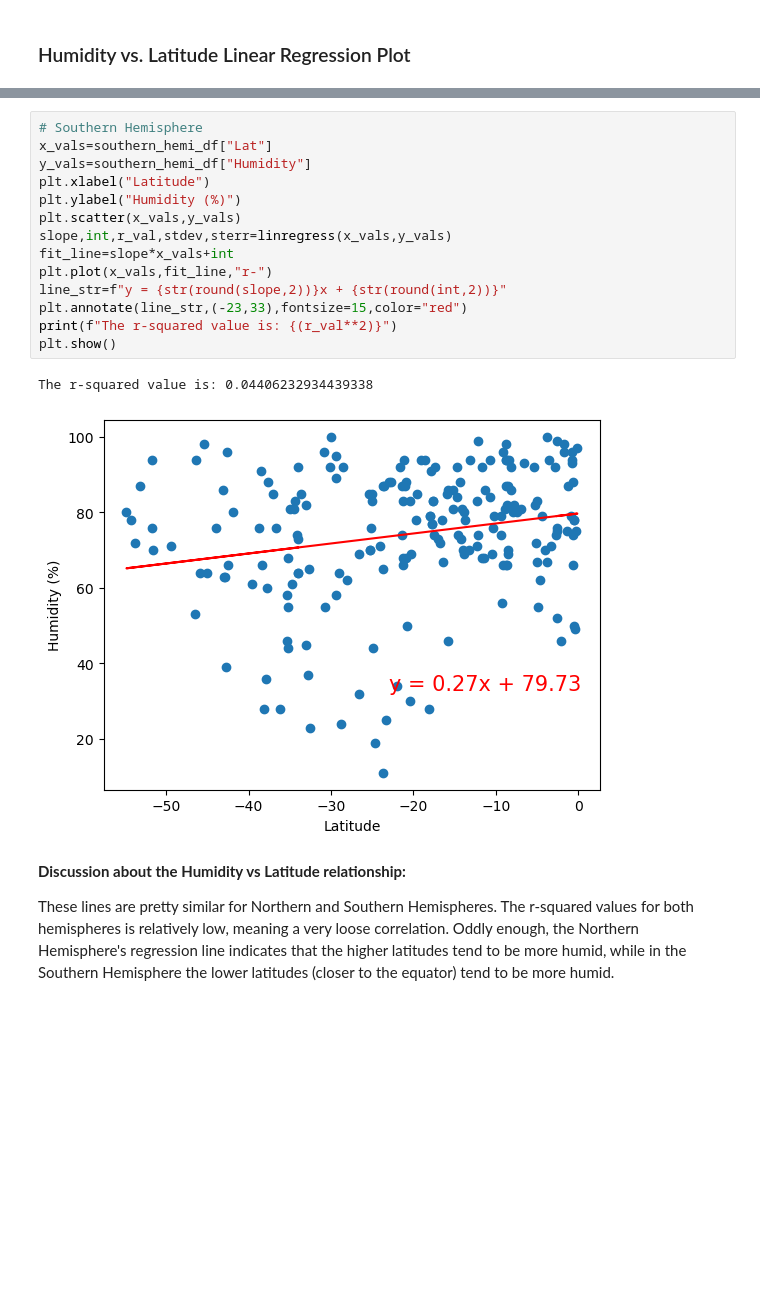
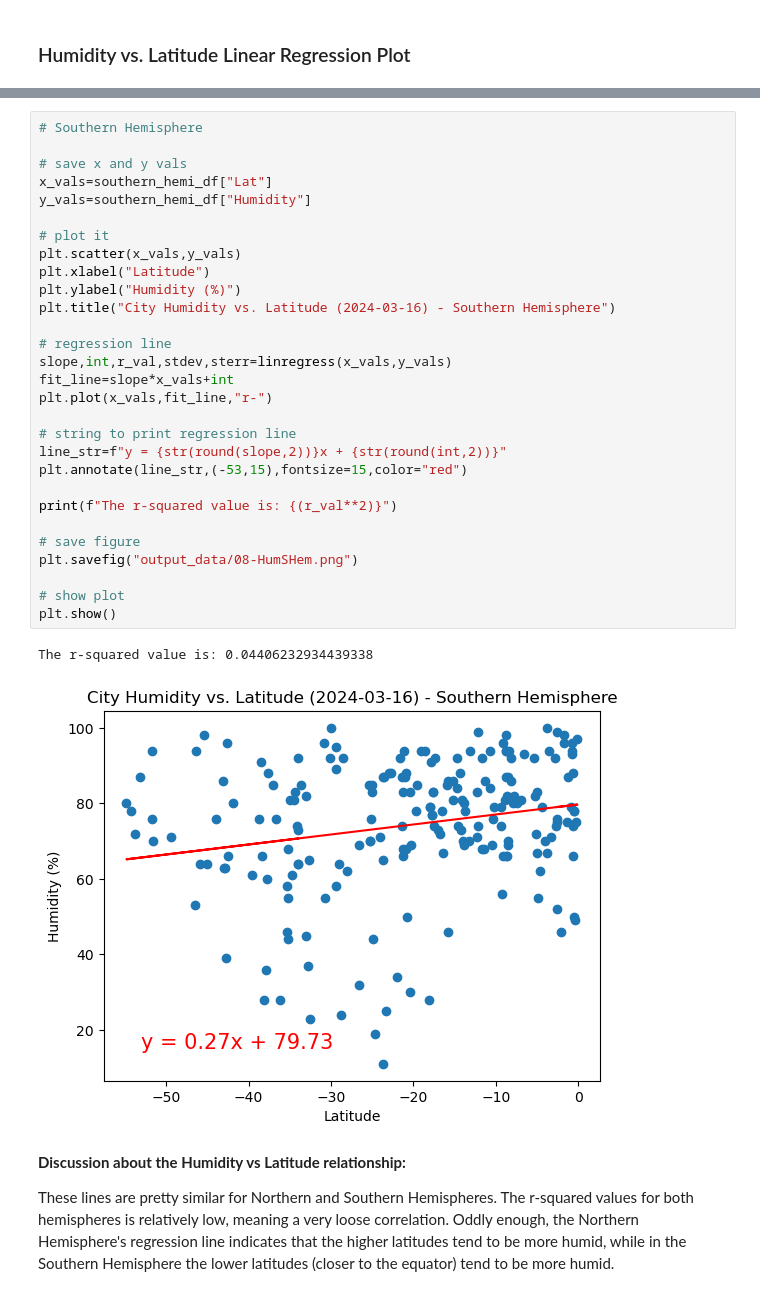
Before and after one commit to jonesmer/python-api-challenge, a Jupyter notebook: WeatherPy/WeatherPy.ipynb, the cells around one changed output, grey strips where cells are left out. Drawn from its saved outputs; the diff is of its cells as text; blank space fills up the shorter version.

```diff
--- a/WeatherPy/WeatherPy.ipynb
+++ b/WeatherPy/WeatherPy.ipynb
@@ -368,20 +432,35 @@ The r-squared value is: 0.11048410170768945
 # %%
 # Southern Hemisphere
+
+# save x and y vals
 x_vals=southern_hemi_df["Lat"]
 y_vals=southern_hemi_df["Humidity"]
+
+# plot it
+plt.scatter(x_vals,y_vals)
 plt.xlabel("Latitude")
 plt.ylabel("Humidity (%)")
-plt.scatter(x_vals,y_vals)
+plt.title("City Humidity vs. Latitude (2024-03-16) - Southern Hemisphere")
+
+# regression line
 slope,int,r_val,stdev,sterr=linregress(x_vals,y_vals)
 fit_line=slope*x_vals+int
 plt.plot(x_vals,fit_line,"r-")
+
+# string to print regression line
 line_str=f"y = {str(round(slope,2))}x + {str(round(int,2))}"
-plt.annotate(line_str,(-23,33),fontsize=15,color="red")
+plt.annotate(line_str,(-53,15),fontsize=15,color="red")
+
 print(f"The r-squared value is: {(r_val**2)}")
+
+# save figure
+plt.savefig("output_data/08-HumSHem.png")
+
+# show plot
 plt.show()
 # %% [output]
 The r-squared value is: 0.04406232934439338
-[figure, old version]
+[figure, new version]
 # %% [markdown]
 **Discussion about the Humidity vs Latitude relationship:**
 
```
Also changed, not shown: parts of 13 cells of this notebook, 13 other files.
